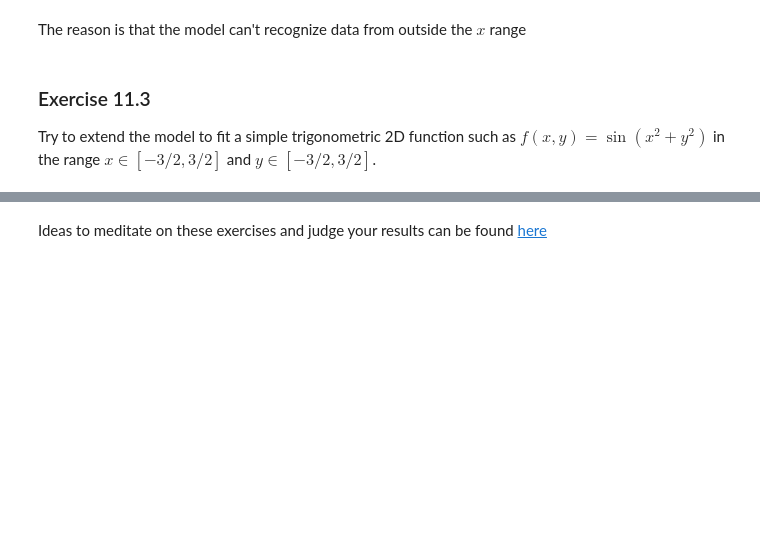
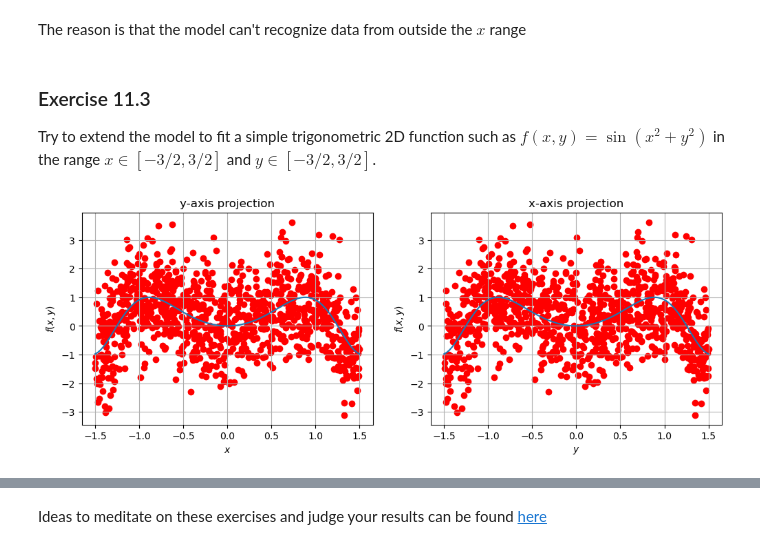
Before and after one commit to edoiannu/LSN_Exercises_Iannucci, a Jupyter notebook: Exercises_11/LSN_Exercises_11.ipynb, the cells around one changed output, grey strips where cells are left out. Drawn from its saved outputs; the diff is of its cells as text; code cells hidden in the pictures; blank space fills up the shorter version.

```diff
--- a/Exercises_11/LSN_Exercises_11.ipynb
+++ b/Exercises_11/LSN_Exercises_11.ipynb
@@ -405,3 +405,48 @@ The reason is that the model can't recognize data from outside the $x$ range
 ### Exercise 11.3
 
 Try to extend the model to fit a simple trigonometric 2D function such as $f(x,y) = \sin(x^2+y^2)$ in the range $x \in [-3/2,3/2]$ and $y \in [-3/2,3/2]$.
+# %%
+import numpy as np
+
+def fun(x,y):
+    return np.sin(x*x+y*y)
+# %%
+np.random.seed(0)
+x_train = np.random.uniform(-1.5, 1.5, 10000) # X training dataset
+x_valid = np.random.uniform(-1.5, 1.5, 1000) # X validation dataset
+y_train = np.random.uniform(-1.5, 1.5, 10000) # Y training dataset
+y_valid = np.random.uniform(-1.5, 1.5, 1000) # Y validation dataset
+x_valid.sort()
+y_valid.sort()
+
+sigma = 1.0 # noise standard deviation, for the moment it is absent
+z_train = np.random.normal(fun(x_train, y_train), sigma) # actual measures from which we want to guess regression parameters
+z_valid = np.random.normal(fun(x_valid, y_valid), sigma)
+
+X = np.linspace(-1.5,1.5,100)
+Y = np.linspace(-1.5,1.5,100)
+z_target = fun(X,Y)
+
+fig, (ax1, ax2) = plt.subplots(1, 2, figsize=(12, 4))
+
+ax1.plot(X,z_target)
+ax2.plot(Y,z_target)
+ax1.scatter(x_valid,z_valid,color='r')
+ax2.scatter(y_valid,z_valid,color='r')
+
+#ax1.spines[['left', 'bottom']].set_position('center')
+#ax1.spines[['top', 'right']].set_visible(False)
+
+ax1.set_xlabel(r'$x$')
+ax1.set_ylabel(r'$f(x,y)$')
+ax1.set_title('y-axis projection')
+ax1.grid(True)
+
+ax2.set_xlabel(r'$y$')
+ax2.set_ylabel(r'$f(x,y)$')
+ax2.set_title('x-axis projection')
+ax2.grid(True)
+
+plt.show()
+# %% [output]
+[figure, added]
```
Also changed, not shown: parts of 6 cells of this notebook, 1 other file.
